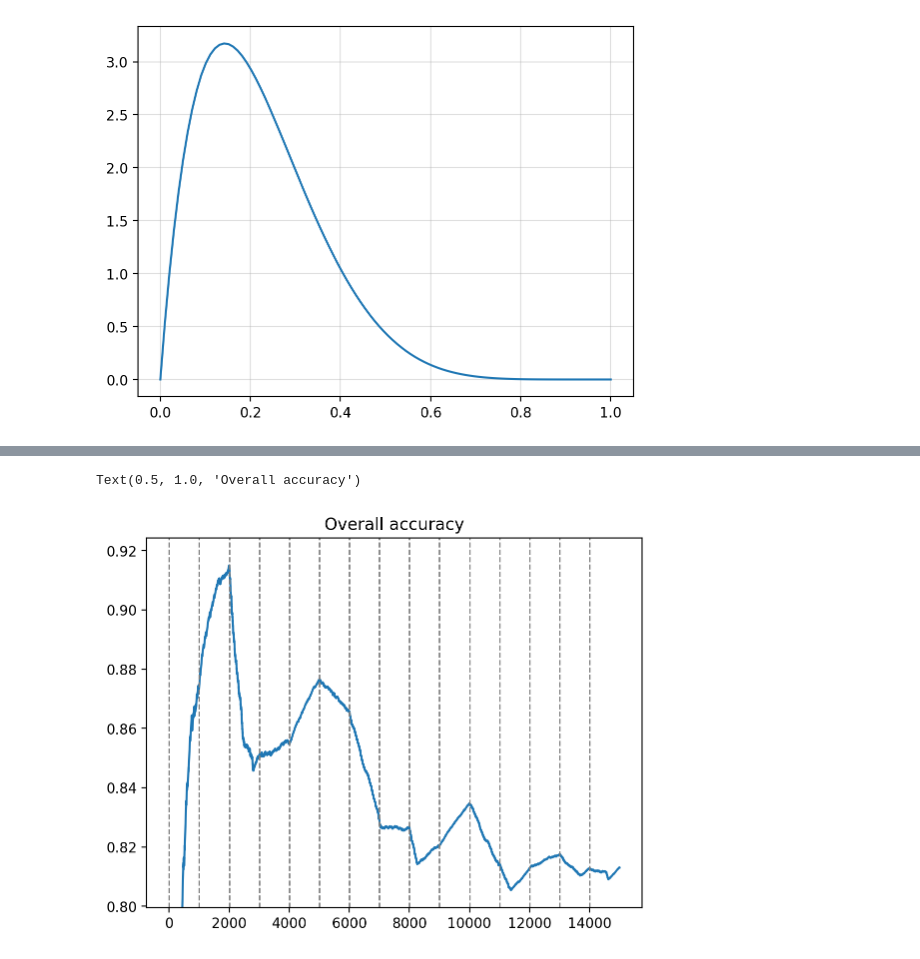
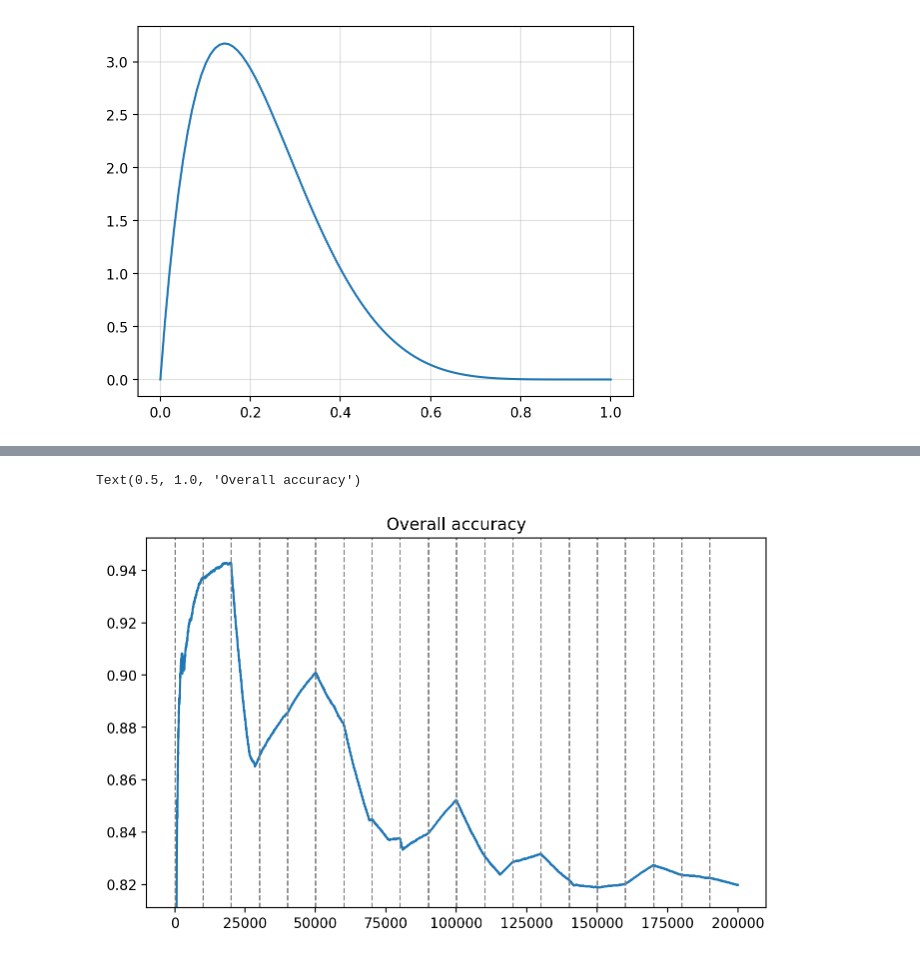
Before and after one commit to gerdm/prediction-learning-games, a Jupyter notebook: ch02-prediction-with-expert-advice/01-polynomially-weighted-average-forecaster.ipynb, the cells around one changed output, grey strips where cells are left out. Saved outputs shown, nothing was run; the diff lists cells and outputs as text; code cells hidden in the pictures.

```diff
--- a/ch02-prediction-with-expert-advice/01-polynomially-weighted-average-forecaster.ipynb
+++ b/ch02-prediction-with-expert-advice/01-polynomially-weighted-average-forecaster.ipynb
@@ -97,18 +98,2 @@ In this example, we consider an oracle that takes decisions according to $y_t \s
 # %% [markdown]
 ## Experts
-# %%
-key = jax.random.PRNGKey(314)
-
-key_oracle, key_experts, key_noise, key_errs = jax.random.split(key, 4)
-
-p_mistake = 0.1
-n_experts = 20
-n_timesteps = 5_000
-
-oracle = jax.random.bernoulli(key_oracle, p=0.5, shape=(n_timesteps,))
-
-keys_noise = jax.random.split(key_noise, n_experts)
-ps_mistakes = jax.random.beta(key_errs, a=2, b=7, shape=(n_experts,))
-
-mistakes = create_mistakes(keys_noise, ps_mistakes, n_timesteps)
-experts = (mistakes ^ oracle[:, None]).astype(float)
@@ -148,8 +146,8 @@ key = jax.random.PRNGKey(314)
 
 
 n_experts = 20
-regimes = 15
-n_timesteps_regime = 1_000
+regimes = 20
+n_timesteps_regime = 10_000
 n_timesteps = regimes * n_timesteps_regime
 
 
@@ -186,14 +184,15 @@ Wall time: 445 ms
 # %%
-rolling_acc = (forecast == oracle).cumsum() / jnp.arange(1, n_timesteps + 1)
+fig, ax = plt.subplots(figsize=(8, 4.8))
+rolling_acc = (forecast == np.array(oracle)).cumsum() / jnp.arange(1, n_timesteps + 1)
 plt.plot(rolling_acc)
 for i in range(regimes):
     plt.axvline(i * n_timesteps_regime, c="tab:gray", linewidth=1, linestyle="--")
 # plt.grid(alpha=0.4)
 vmin = jnp.quantile(rolling_acc, 0.05) * 0.99
 vmax = jnp.quantile(rolling_acc, 1.0) * 1.01
 plt.ylim(vmin, vmax)
 plt.title("Overall accuracy")
 # %% [output]
 Text(0.5, 1.0, 'Overall accuracy')
-[figure, old version]
+[figure, new version]
 # %%
```
Also changed, not shown: parts of 11 cells of this notebook.
